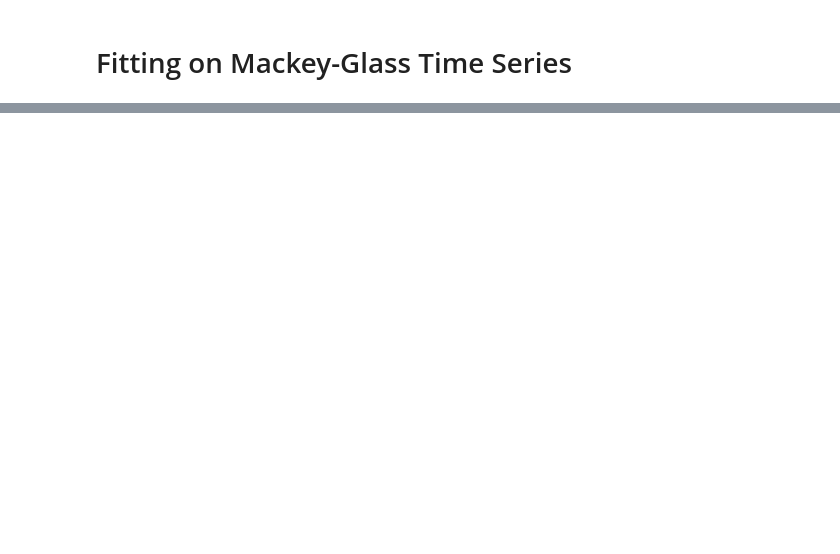
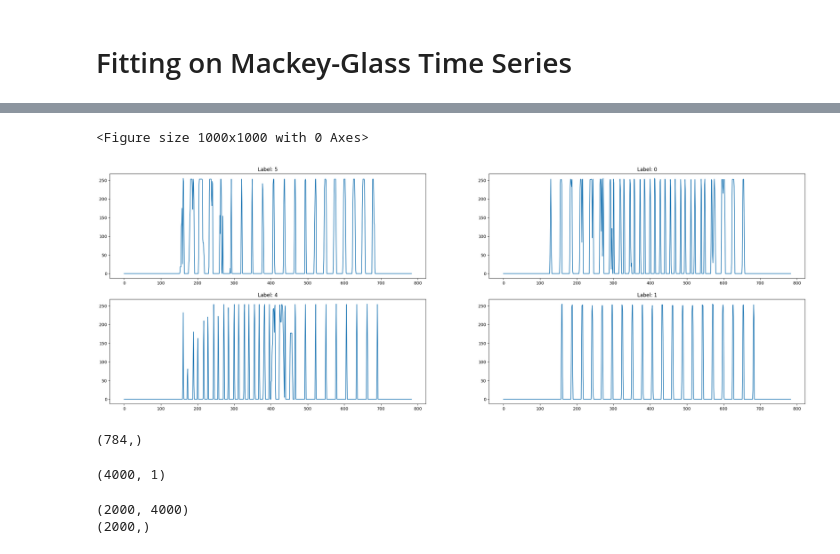
Before and after one commit to U-n-Own/UniversityNotes, a Jupyter notebook: Assignments/ComputationalNeuroscience/ThirdAssignment/EchoStateNetworks.ipynb, the cells around one changed output, grey strips where cells are left out. Drawn from its saved outputs; the diff is of its cells as text; code cells hidden in the pictures; blank space fills up the shorter version.

```diff
--- a/Assignments/ComputationalNeuroscience/ThirdAssignment/EchoStateNetworks.ipynb
+++ b/Assignments/ComputationalNeuroscience/ThirdAssignment/EchoStateNetworks.ipynb
@@ -255,0 +271,26 @@ plt.plot(prediction_delayed)
+# %%
+# convert the data to a single vector from 28x28 to 784
+train_images = train_images.reshape(60000, 784)
+# get test labels
+train_labels = train_labels
+
+# show flattened array for space reasons after 100 steps we go to the next line
+plt.figure(figsize=(10,10))
+
+# plt the images in time series format
+# take 10 images
+
+# use the code above and make that we have 4 images in subpltos
+plt.figure(figsize=(30,10))
+for i in range(4):
+    plt.subplot(2, 2, i+1)
+    plt.plot(train_images[i])
+    plt.title('Label: ' + str(train_labels[i]))
+    plt.plot()
+# %% [output]
+<Figure size 1000x1000 with 0 Axes>
+[figure, added]
+# %%
+train_images[0].shape
+# %% [output]
+(784,)
@@ -255,0 +301,39 @@ plt.plot(prediction_delayed)
+# %%
+train_output.shape
+# %% [output]
+(4000, 1)
+# %%
+timesteps_MNIST = 2000
+washout = 216
+train_input = train_images[:timesteps_MNIST]
+train_output = train_labels[:timesteps_MNIST]
+
+#take train output to be 7056 long
+#N_h = 784
+
+# remove the first 100 steps
+#train_output = train_output[washout:]
+
+H_mnist = []
+
+# state shape will be on all classes so 784x9
+#state = np.zeros((N_h, 10))
+
+for i in range(timesteps_MNIST):
+    # show all shapes
+
+    state = np.tanh((W_x @ train_input[i]).reshape(-1,1) + (W_h @ state) + bias)
+    H_mnist.append(state)
+
+
+# Discard washout
+#H_mnist = H_mnist[washout:]
+
+# Convert H in a numpy matrix
+H_mnist = np.array(H_mnist).reshape(-1, N_h)
+
+print(H_mnist.shape)
+print(train_output.shape)
+# %% [output]
+(2000, 4000)
+(2000,)
```
Also changed, not shown: parts of 10 cells of this notebook.
